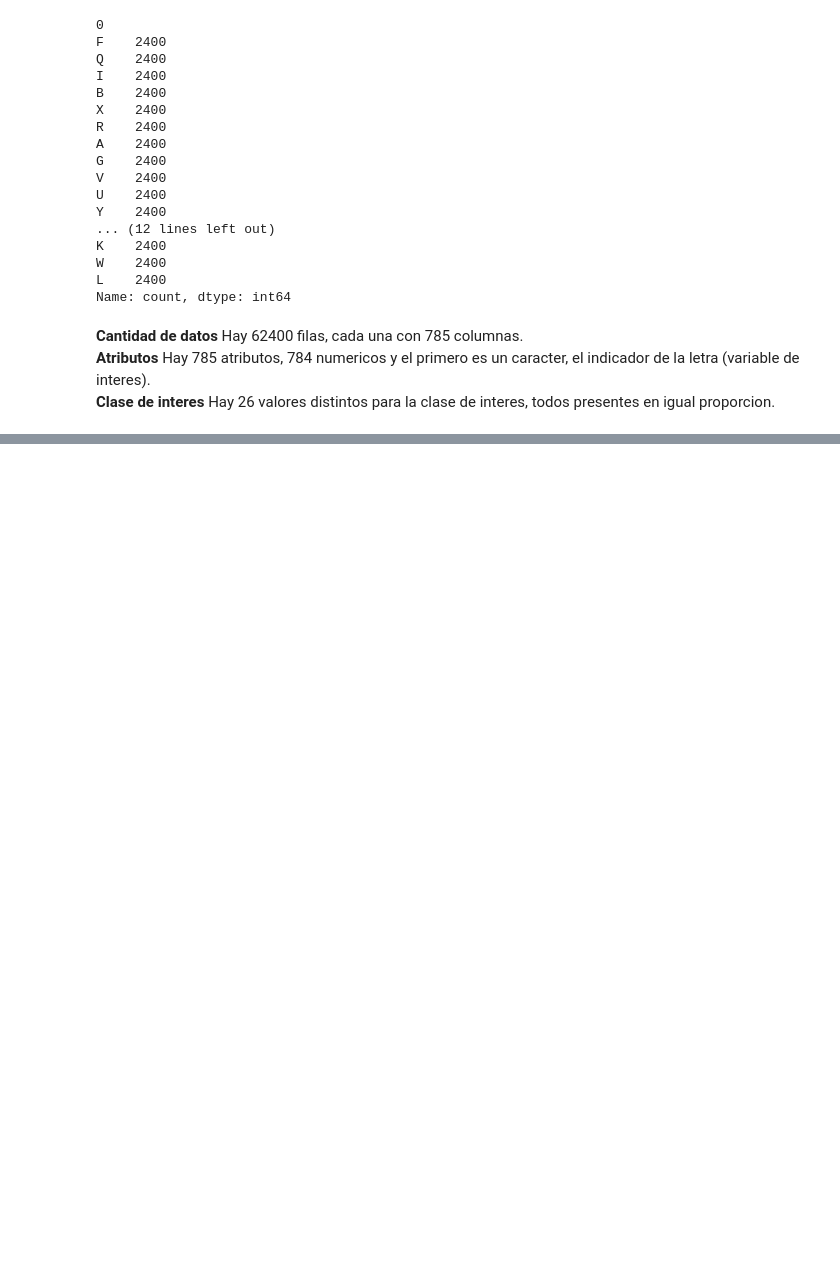
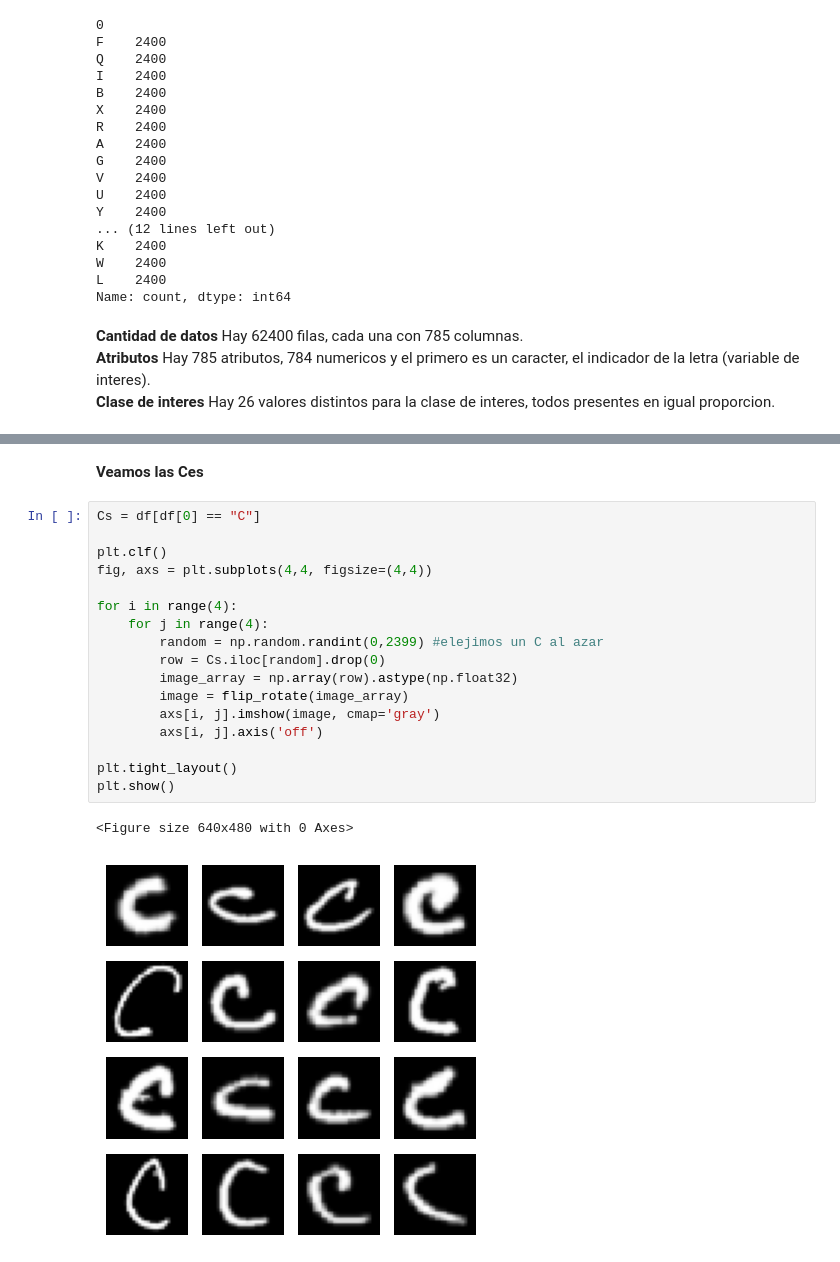
Before and after one commit to GuidoPauletti/EMNIST-Classifier, a Jupyter notebook: notas.ipynb, the cells around one changed output, grey strips where cells are left out. Saved outputs shown, nothing was run; the diff lists cells and outputs as text; blank space fills up the shorter version.

```diff
--- a/notas.ipynb
+++ b/notas.ipynb
@@ -57,0 +97,22 @@ Name: count, dtype: int64
+# %% [markdown]
+**Veamos las Ces**
+# %%
+Cs = df[df[0] == "C"]
+
+plt.clf()
+fig, axs = plt.subplots(4,4, figsize=(4,4))
+
+for i in range(4):
+    for j in range(4):
+        random = np.random.randint(0,2399) #elejimos un C al azar
+        row = Cs.iloc[random].drop(0)
+        image_array = np.array(row).astype(np.float32)
+        image = flip_rotate(image_array)
+        axs[i, j].imshow(image, cmap='gray')
+        axs[i, j].axis('off')
+
+plt.tight_layout()
+plt.show()
+# %% [output]
+<Figure size 640x480 with 0 Axes>
+[figure, added]
```
Also changed, not shown: parts of 7 cells of this notebook.
